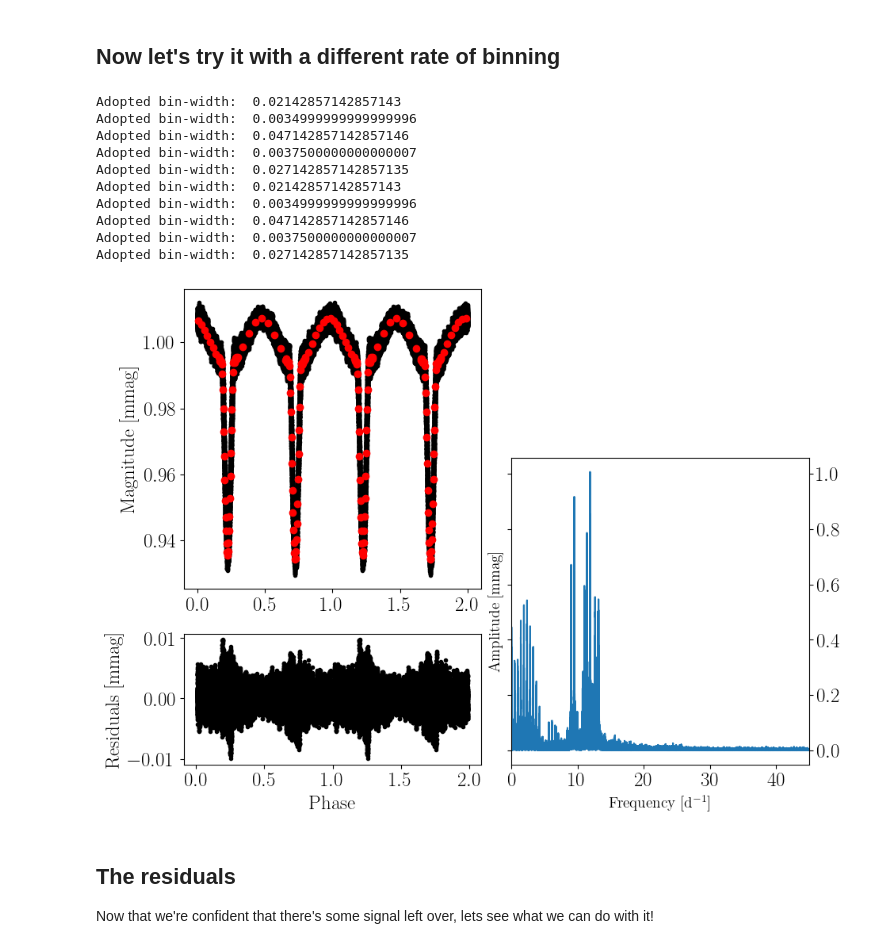
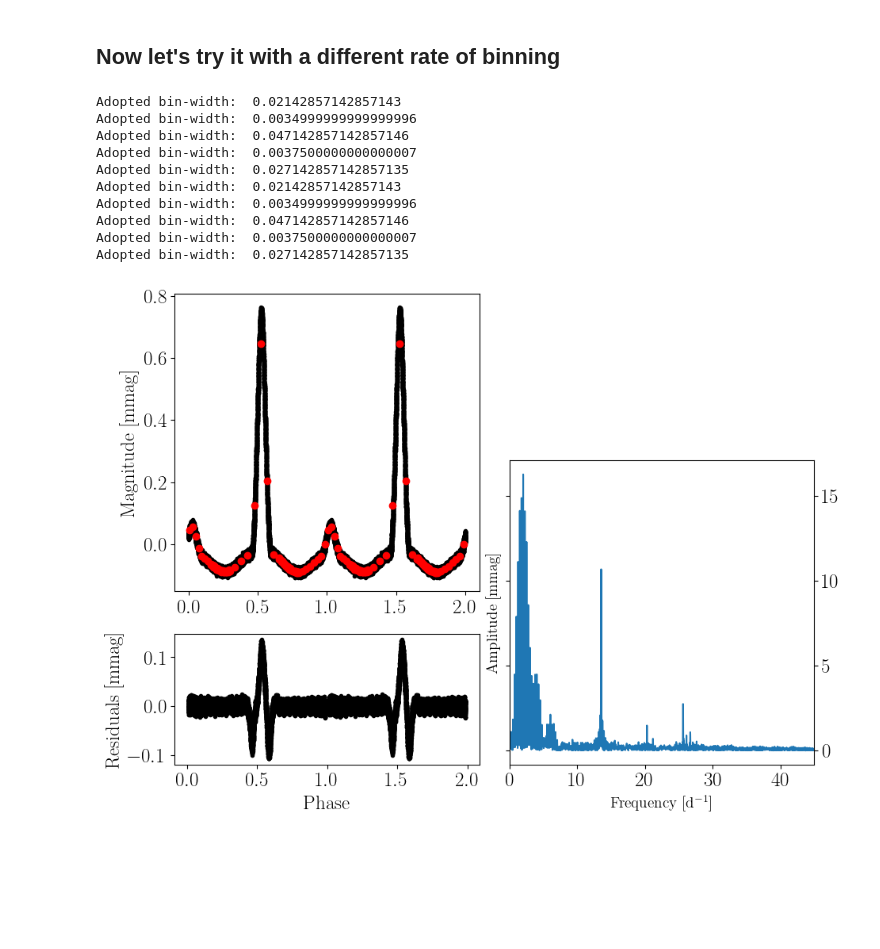
Before and after one commit to colej/asteroseismology_tutorials, a Jupyter notebook: notebooks/tutorial_04.ipynb, the cells around one changed output. Drawn from its saved outputs; the diff is of its cells as text; code cells hidden in the pictures; blank space fills up the shorter version.

```diff
--- a/notebooks/tutorial_04.ipynb
+++ b/notebooks/tutorial_04.ipynb
@@ -53,7 +53,7 @@ plt.rcParams['xtick.labelsize']=18
 plt.rcParams['ytick.labelsize']=18
 # %%
 # times, signal = np.loadtxt('tic049677785_lc.dat').T
-times, signal = np.loadtxt('tic091369561_lc.dat').T
+times, signal = np.loadtxt('../data/tic091369561_lc.dat').T
 # %%
 fig, ax = plt.subplots(1,1,figsize=(6.6957, 6.6957), num=1)
 ax.plot(times, signal*1e3, 'kx')
@@ -141,6 +143,7 @@ interactive(children=(FloatSlider(value=3.9828535070428503, description='$P_{\\r
 
 period_ = 1.594270
 period_ = 4.243430
+period_ = 3.982850
 t0_ = 0.
 
 fig_ = plt.figure(constrained_layout=True, figsize=(6.6957*1.4,6.6957), num=5)
@@ -174,35 +177,31 @@ axes_['A'].set_ylabel(r'${\rm Magnitude~[mmag]}$',fontsize=18)
 
 ph_, x_, y_, ifunc = get_interp_model(times, signal, period_, t0_,
                                      phase_knots=phase_knots, nbins=nbins
                                     )
 residuals = signal - ifunc(phx)
 axes_['B'].plot(phx, residuals, 'k.')
 axes_['B'].plot(phx+1, residuals, 'k.')
 axes_['B'].set_ylabel(r'${\rm Residuals~[mmag]}$',fontsize=18)
 axes_['B'].set_xlabel(r'${\rm Phase}$',fontsize=18)
 # axes_['B'].set_ylim(axes_['B'].get_ylim()[::-1])
 
 idx = np.isfinite(residuals)
 nu_r, amp_r = LS_periodogram(times[idx], residuals[idx])
 
 axes_['C'].plot(nu_r, amp_r*1e3)
 axes_['C'].set_xlabel(r'${\rm Frequency~[d^{-1}]}$',fontsize=14)
 axes_['C'].set_ylabel(r'${\rm Amplitude~[mmag]}$',fontsize=14)
 axes_['C'].set_xlim(0.,45)
 axes_['C'].tick_params(axis='y', which='both', left=True, right=True, labelleft=False, labelright=True)
 # %% [output]
 Adopted bin-width:  0.02142857142857143
 Adopted bin-width:  0.0034999999999999996
 Adopted bin-width:  0.047142857142857146
 Adopted bin-width:  0.0037500000000000007
 Adopted bin-width:  0.027142857142857135
 Adopted bin-width:  0.02142857142857143
 Adopted bin-width:  0.0034999999999999996
 Adopted bin-width:  0.047142857142857146
 Adopted bin-width:  0.0037500000000000007
 Adopted bin-width:  0.027142857142857135
-[figure, old version]
+[figure, new version]
-# %% [markdown]
-## The residuals
-
-Now that we're confident that there's some signal left over, lets see what we can do with it!
```
Also changed, not shown: parts of 5 cells of this notebook.
